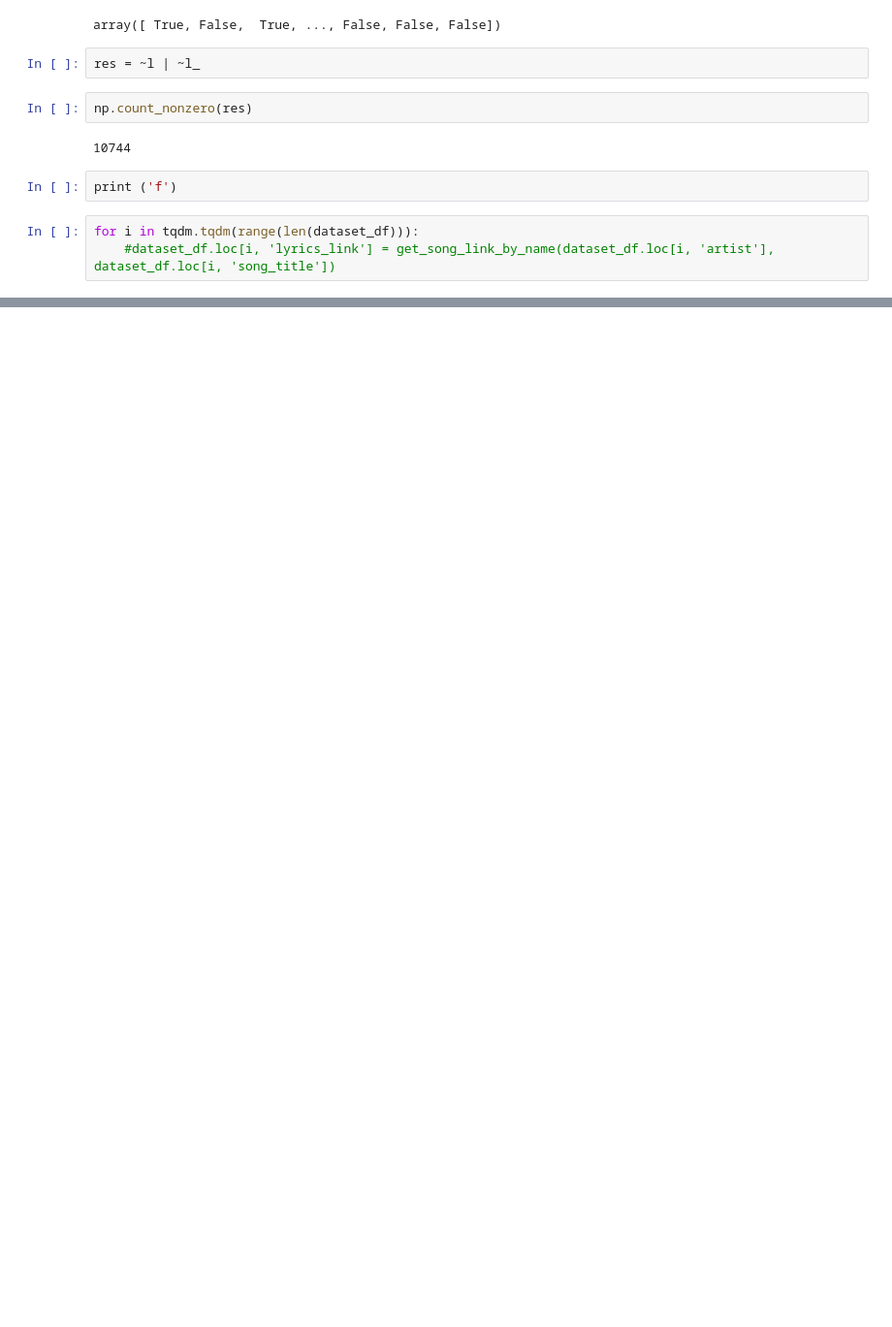
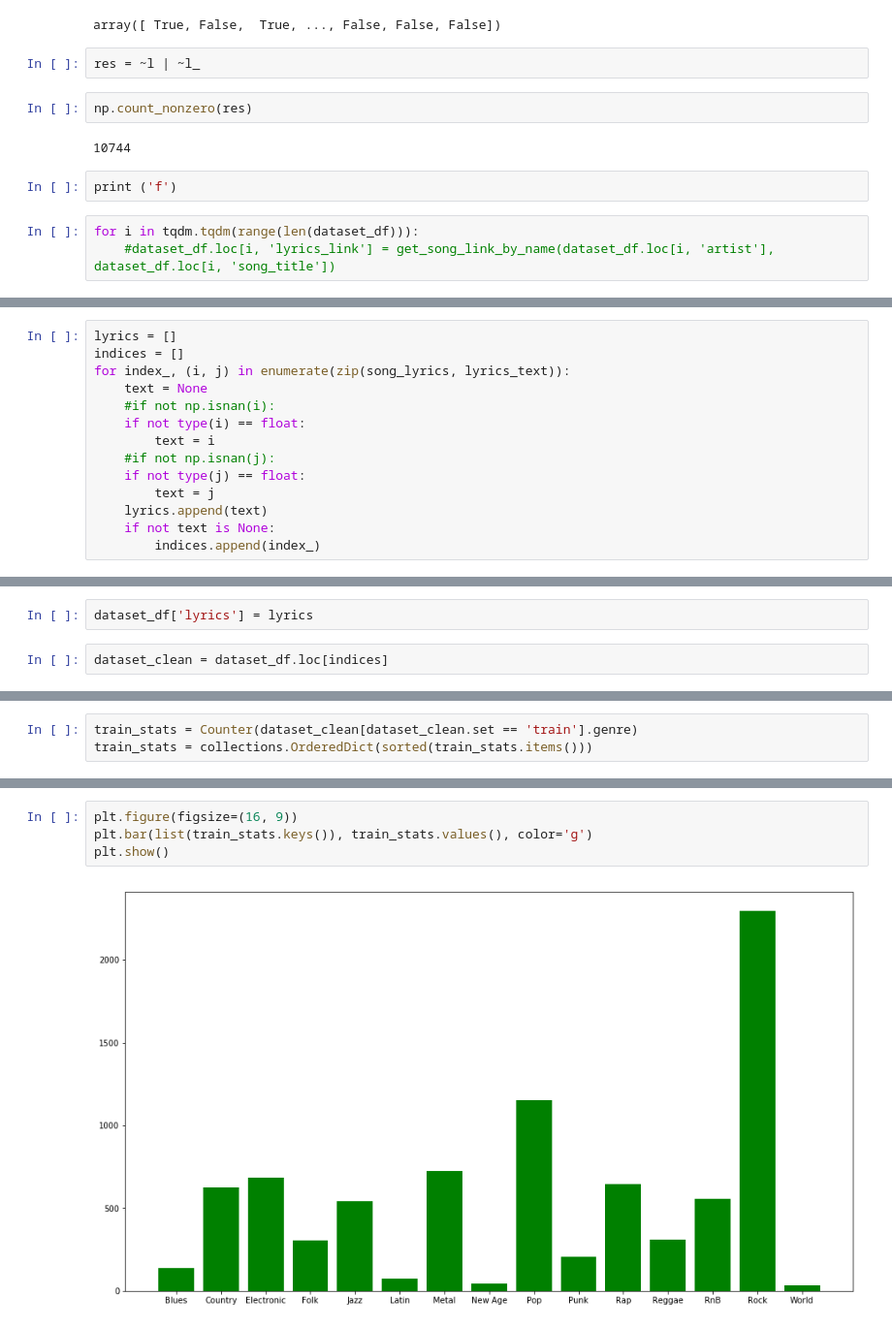
Before and after one commit to owoshch/music_genre_classifier, a Jupyter notebook: baseline/baseline.ipynb, the cells around one changed output, grey strips where cells are left out. Shown: that part at 97% size. Cells and saved outputs as stored; diff of their text form; blank space fills up the shorter version.

```diff
--- a/baseline/baseline.ipynb
+++ b/baseline/baseline.ipynb
@@ -223,0 +290,14 @@ dataset_df
+# %%
+lyrics = []
+indices = []
+for index_, (i, j) in enumerate(zip(song_lyrics, lyrics_text)):
+    text = None
+    #if not np.isnan(i):
+    if not type(i) == float:
+        text = i
+    #if not np.isnan(j):
+    if not type(j) == float:
+        text = j
+    lyrics.append(text)
+    if not text is None:
+        indices.append(index_)
@@ -223,0 +312,4 @@ dataset_df
+# %%
+dataset_df['lyrics'] = lyrics
+# %%
+dataset_clean = dataset_df.loc[indices]
@@ -223,0 +380,3 @@ dataset_df
+# %%
+train_stats = Counter(dataset_clean[dataset_clean.set == 'train'].genre)
+train_stats = collections.OrderedDict(sorted(train_stats.items()))
@@ -223,0 +455,6 @@ dataset_df
+# %%
+plt.figure(figsize=(16, 9))
+plt.bar(list(train_stats.keys()), train_stats.values(), color='g')
+plt.show()
+# %% [output]
+[figure, added]
```
Also changed, not shown: parts of 38 cells of this notebook, 9 other files.
